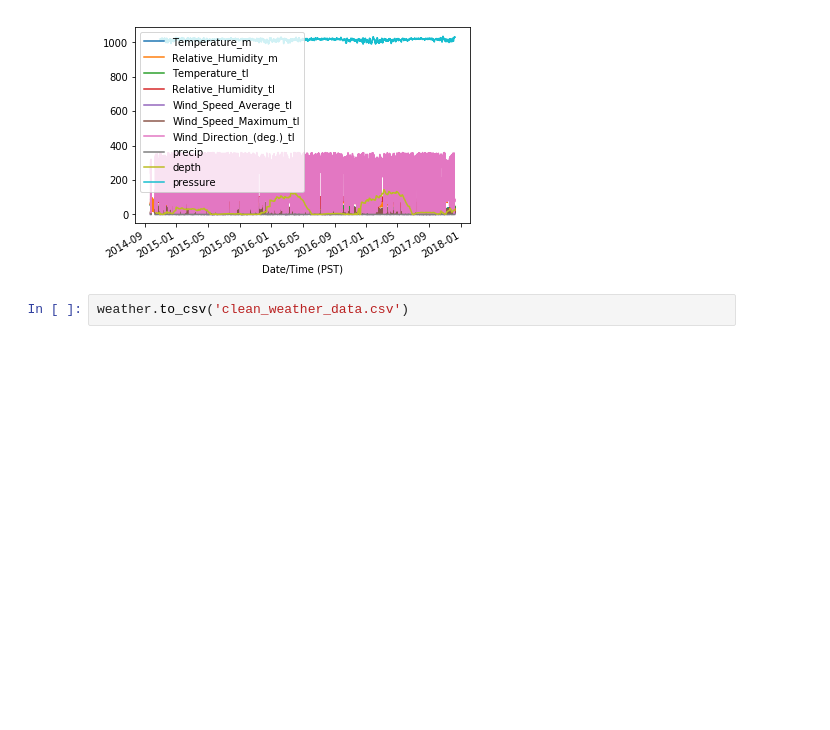
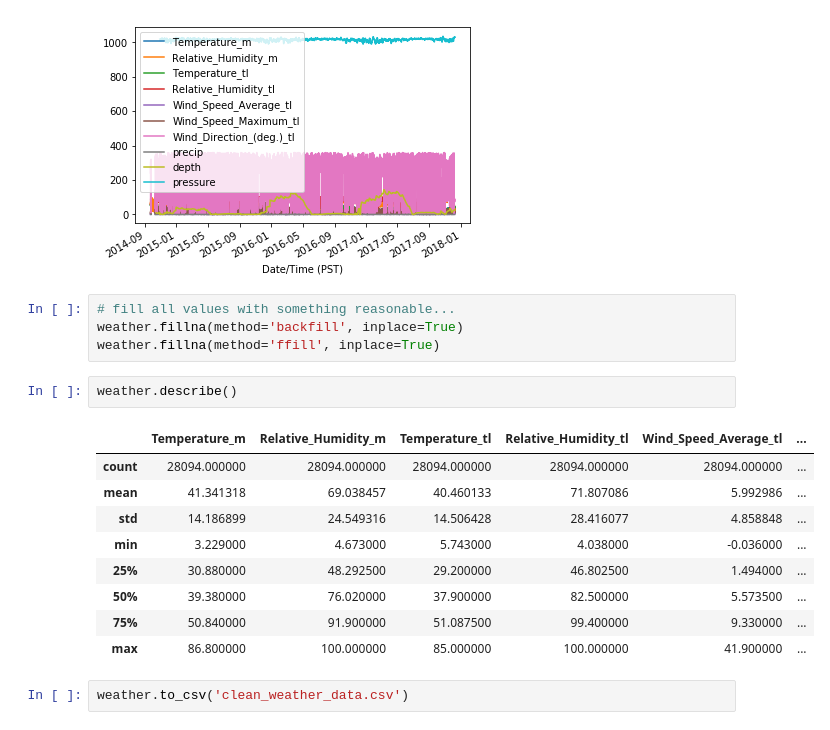
Before and after one commit to notsambeck/avalanche, a Jupyter notebook: weather cleanup.ipynb, the cells around one changed output. Drawn from its saved outputs; the diff is of its cells as text; blank space fills up the shorter version.

```diff
--- a/weather cleanup.ipynb
+++ b/weather cleanup.ipynb
@@ -203,5 +203,21 @@ weather.plot()
 # %% [output]
 <matplotlib.axes._subplots.AxesSubplot at 0x...>
 [figure]
+# %%
+# fill all values with something reasonable...
+weather.fillna(method='backfill', inplace=True)
+weather.fillna(method='ffill', inplace=True)
+# %%
+weather.describe()
+# %% [output]
+|  | Temperature_m | Relative_Humidity_m | Temperature_tl | Relative_Humidity_tl | Wind_Speed_Average_tl | ... |
+| count | 28094.000000 | 28094.000000 | 28094.000000 | 28094.000000 | 28094.000000 | ... |
+| mean | 41.341318 | 69.038457 | 40.460133 | 71.807086 | 5.992986 | ... |
+| std | 14.186899 | 24.549316 | 14.506428 | 28.416077 | 4.858848 | ... |
+| min | 3.229000 | 4.673000 | 5.743000 | 4.038000 | -0.036000 | ... |
+| 25% | 30.880000 | 48.292500 | 29.200000 | 46.802500 | 1.494000 | ... |
+| 50% | 39.380000 | 76.020000 | 37.900000 | 82.500000 | 5.573500 | ... |
+| 75% | 50.840000 | 91.900000 | 51.087500 | 99.400000 | 9.330000 | ... |
+| max | 86.800000 | 100.000000 | 85.000000 | 100.000000 | 41.900000 | ... |
 # %%
 weather.to_csv('clean_weather_data.csv')
```
Also changed, not shown: 5 other files.
